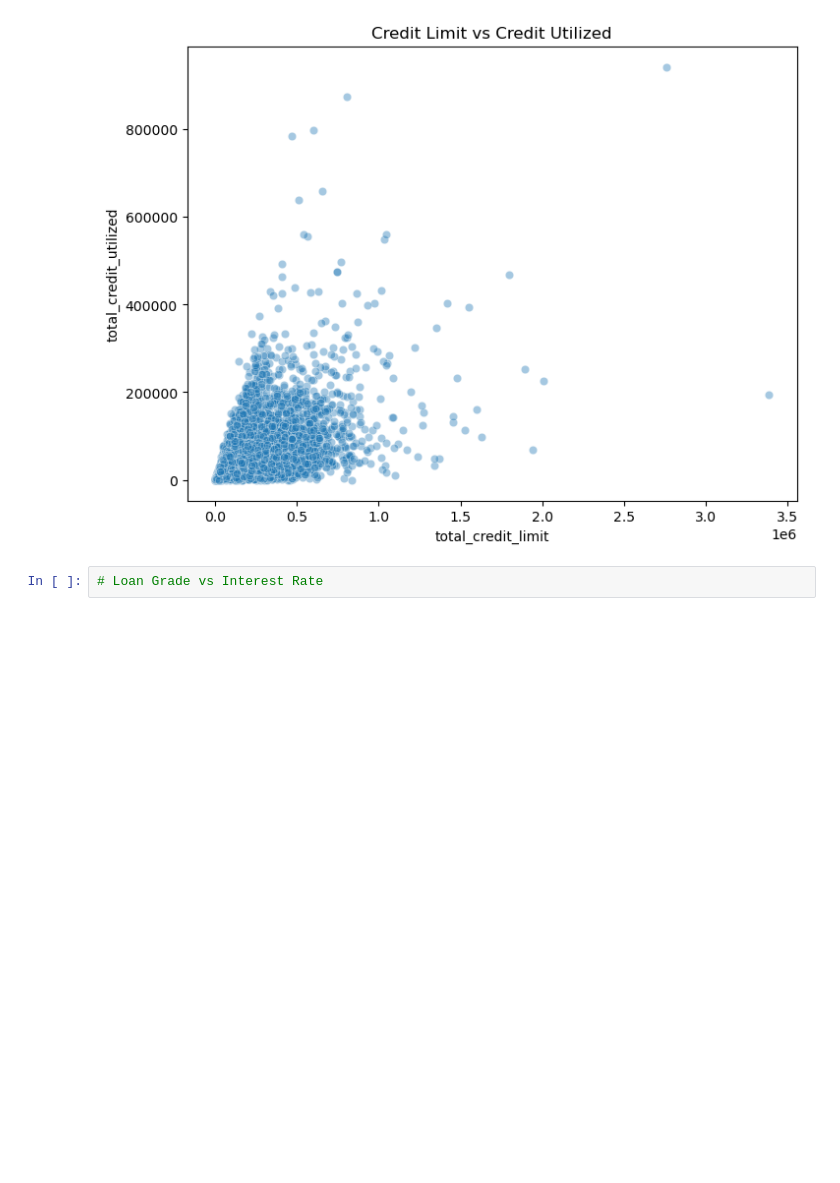
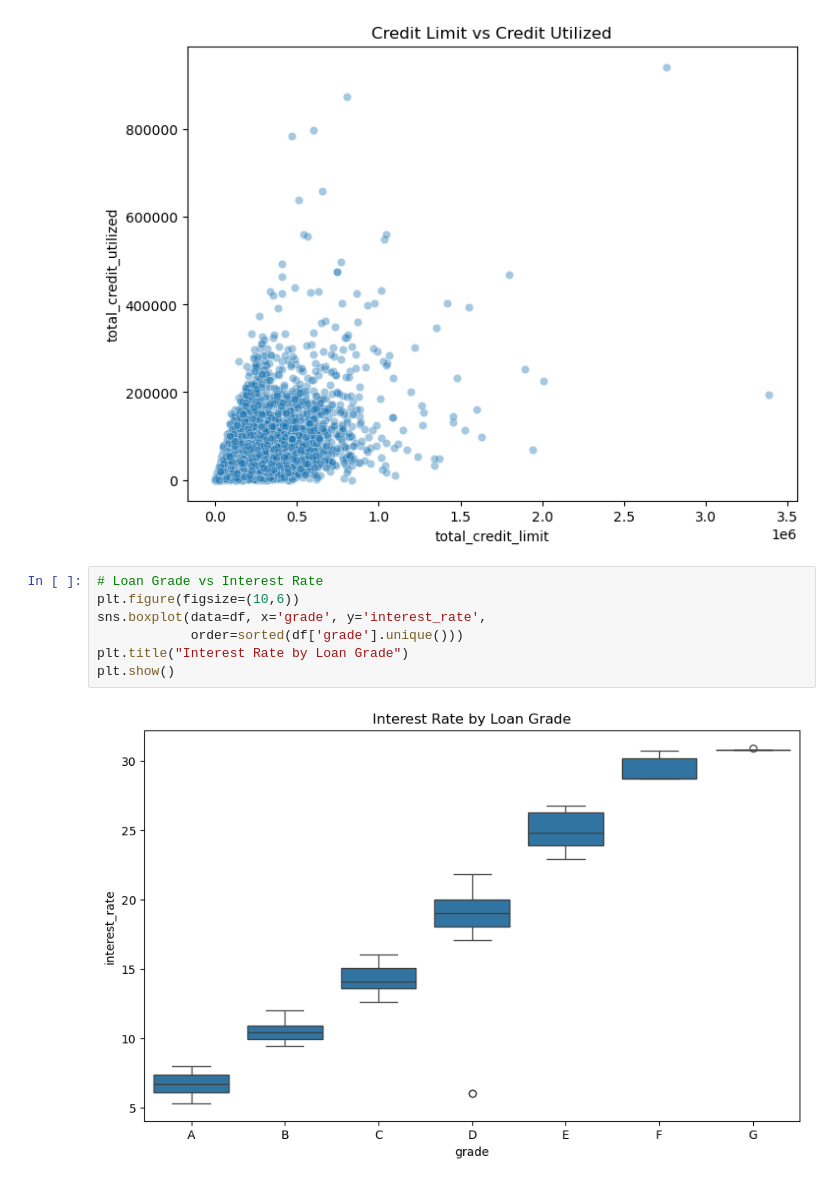
Before and after one commit to Kurodataio/Loan-Default-Prediction, a Jupyter notebook: loan-default-prediction.ipynb, the cells around one changed output. Cells and saved outputs as stored; diff of their text form; blank space fills up the shorter version.

```diff
--- a/loan-default-prediction.ipynb
+++ b/loan-default-prediction.ipynb
@@ -419,3 +419,10 @@ plt.show()
 [figure]
 # %%
 # Loan Grade vs Interest Rate
+plt.figure(figsize=(10,6))
+sns.boxplot(data=df, x='grade', y='interest_rate',
+            order=sorted(df['grade'].unique()))
+plt.title("Interest Rate by Loan Grade")
+plt.show()
+# %% [output]
+[figure, added]
```
Also changed, not shown: parts of 3 cells of this notebook.
